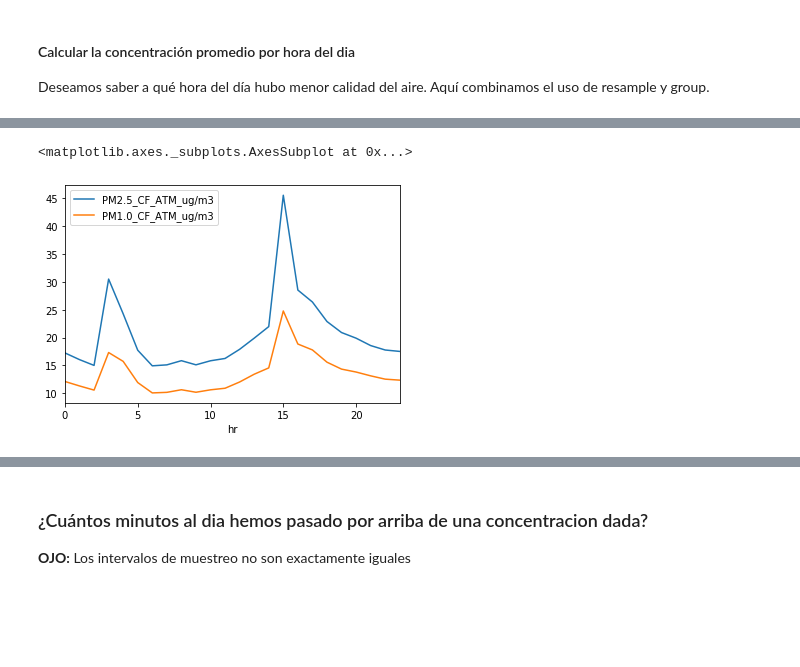
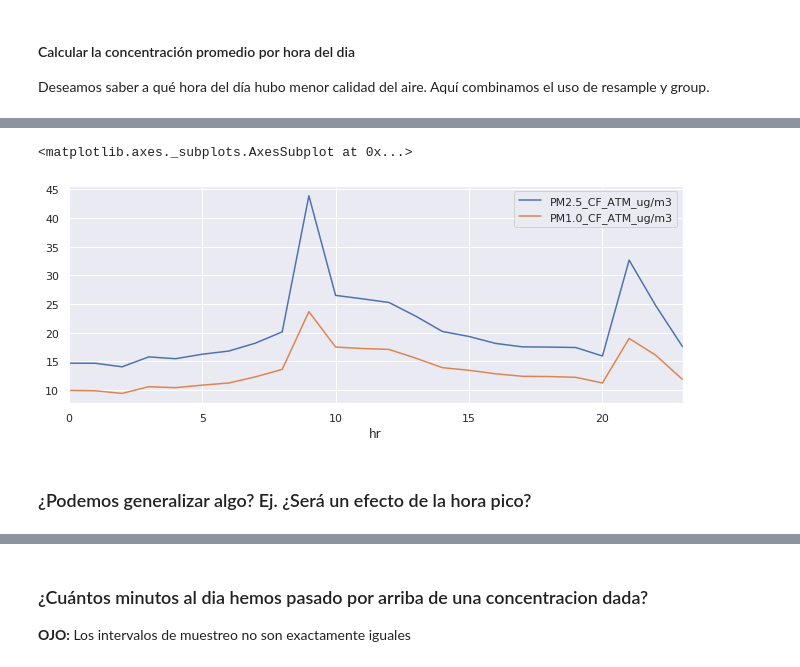
Before and after one commit to tozanni/airhacking_ddmty2019, a Jupyter notebook: AirHacking_DDMTY.ipynb, the cells around one changed output, grey strips where cells are left out. Saved outputs shown, nothing was run; the diff lists cells and outputs as text; code cells hidden in the pictures; blank space fills up the shorter version.

```diff
--- a/AirHacking_DDMTY.ipynb
+++ b/AirHacking_DDMTY.ipynb
@@ -385,6 +393,13 @@ pm25_hr_avg.head()
+# %%
+pm25_hr_avg["hora_local"] = pm25_hr_avg.index.tz_convert('America/Monterrey')
 # %%
+pm25_hr_avg.set_index("hora_local",inplace=True)
+
 pm25_hr_avg['hr'] = pm25_hr_avg.index.hour
+
 pm25_hr_avg.groupby('hr').mean().plot()
 # %% [output]
 <matplotlib.axes._subplots.AxesSubplot at 0x...>
-[figure, old version]
+[figure, new version]
+# %% [markdown]
+### ¿Podemos generalizar algo? Ej. ¿Será un efecto de la hora pico?
```
Also changed, not shown: parts of 3 cells of this notebook.
